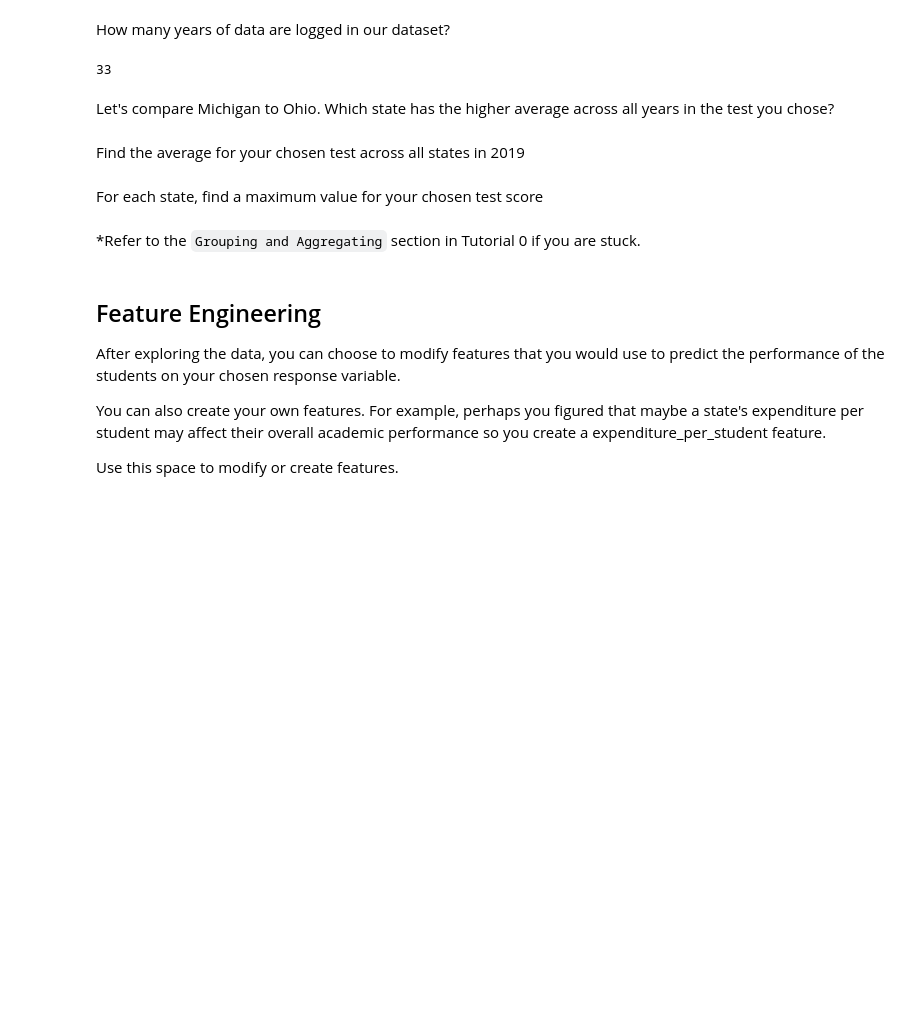
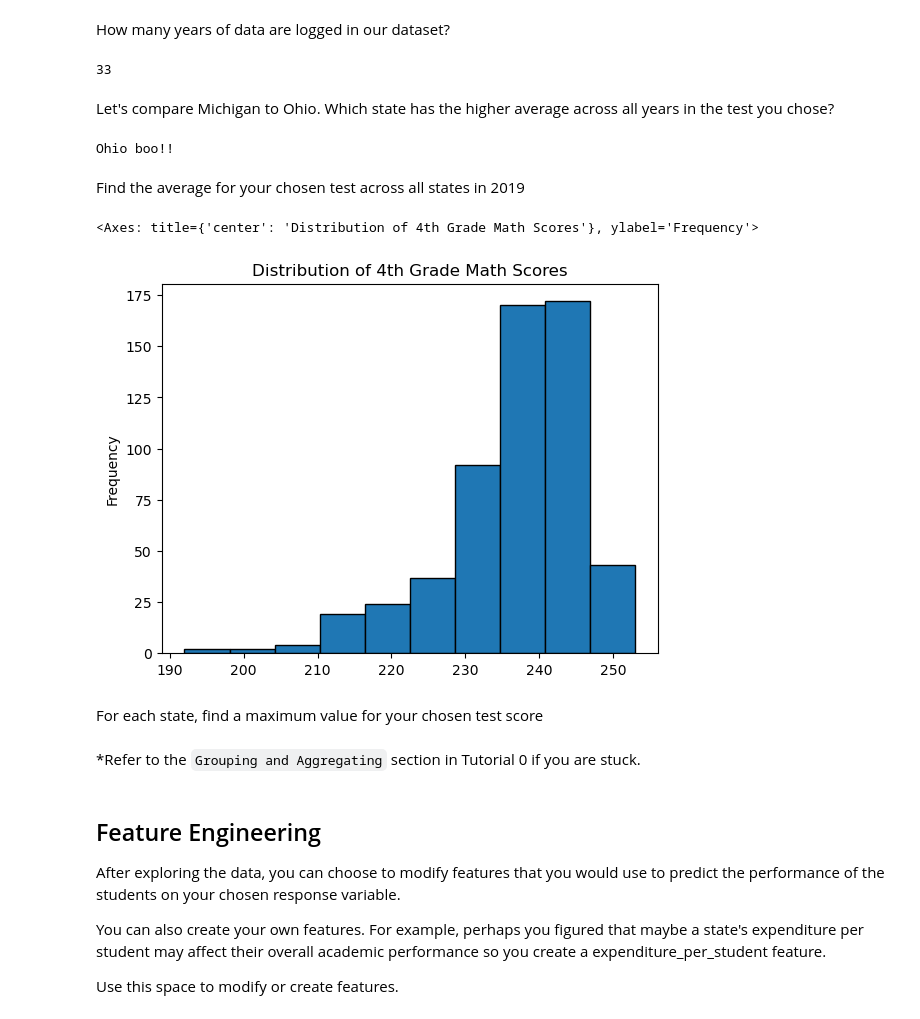
Before and after one commit to monhemu/MDST-Tutorial, a Jupyter notebook: tutorial1/checkpoint1.ipynb, the cells around one changed output. Cells and saved outputs as stored; diff of their text form; code cells hidden in the pictures; blank space fills up the shorter version.

```diff
--- a/tutorial1/checkpoint1.ipynb
+++ b/tutorial1/checkpoint1.ipynb
@@ -50,6 +50,8 @@ df.head()
 You should always familiarize yourself with what each column in the dataframe represents. Read about the states_edu dataset here: https://www.kaggle.com/noriuk/us-education-datasets-unification-project
 # %% [markdown]
 Use this space to rename columns, deal with missing data, etc. _(optional)_
+# %%
+df.dropna(subset=['AVG_MATH_4_SCORE'], inplace=True)
 # %% [markdown]
 <h2>Exploratory Data Analysis (EDA) </h2>
 # %% [markdown]
@@ -63,8 +65,24 @@ df['YEAR'].nunique()
 33
 # %% [markdown]
 Let's compare Michigan to Ohio. Which state has the higher average across all years in the test you chose?
+# %%
+avgs = df.groupby("STATE")["AVG_MATH_4_SCORE"].mean()
+
+if avgs["MICHIGAN"] > avgs["OHIO"]:
+    print("Michigan")
+elif avgs["MICHIGAN"] < avgs["OHIO"]:
+    print("Ohio boo!!")
+else:
+    print("They are equal")
+# %% [output]
+Ohio boo!!
 # %% [markdown]
 Find the average for your chosen test across all states in 2019
+# %%
+df.AVG_MATH_4_SCORE.plot.hist(title="Distribution of 4th Grade Math Scores", edgecolor="black")
+# %% [output]
+<Axes: title={'center': 'Distribution of 4th Grade Math Scores'}, ylabel='Frequency'>
+[figure, added]
 # %% [markdown]
 For each state, find a maximum value for your chosen test score
 # %% [markdown]
```
Also changed, not shown: 1 other file.
